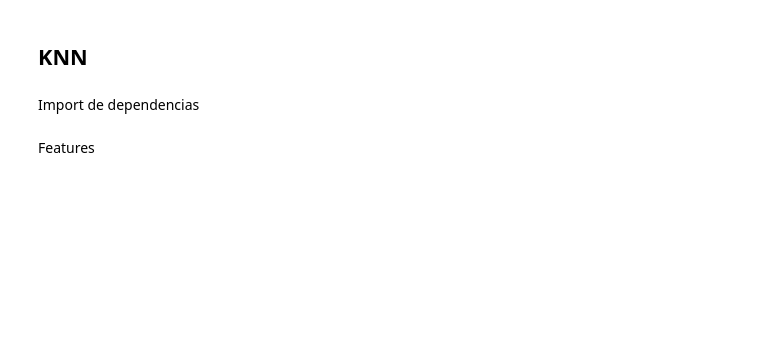
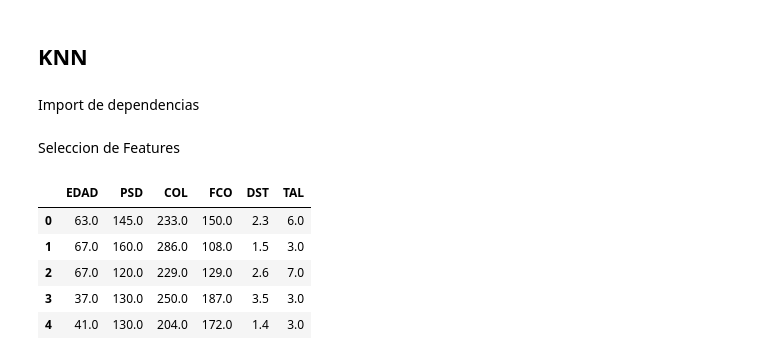
Before and after one commit to michaelyipchen/AprendizajeAutomatico, a Jupyter notebook: Tarea-3-myip.ipynb, the cells around one changed output. Saved outputs shown, nothing was run; the diff lists cells and outputs as text; code cells hidden in the pictures; blank space fills up the shorter version.

```diff
--- a/Tarea-3-myip.ipynb
+++ b/Tarea-3-myip.ipynb
@@ -167,4 +163,2 @@ from sklearn.datasets import load_breast_cancer
 from sklearn.model_selection import train_test_split
 from sklearn.neighbors import KNeighborsClassifier
-# %% [markdown]
-Features
@@ -172,0 +165,12 @@ dataset_features = dataset[['EDAD', 'ELE', 'COL', 'TD']]
+# %% [markdown]
+Seleccion de Features
+# %%
+HD_features = dataset[['EDAD', 'PSD', 'COL', 'FCO', 'DST', 'TAL']]
+HD_features.head(5)
+# %% [output]
+|  | EDAD | PSD | COL | FCO | DST | TAL |
+| 0 | 63.0 | 145.0 | 233.0 | 150.0 | 2.3 | 6.0 |
+| 1 | 67.0 | 160.0 | 286.0 | 108.0 | 1.5 | 3.0 |
+| 2 | 67.0 | 120.0 | 229.0 | 129.0 | 2.6 | 7.0 |
+| 3 | 37.0 | 130.0 | 250.0 | 187.0 | 3.5 | 3.0 |
+| 4 | 41.0 | 130.0 | 204.0 | 172.0 | 1.4 | 3.0 |
```
Also changed, not shown: parts of 35 cells of this notebook.
